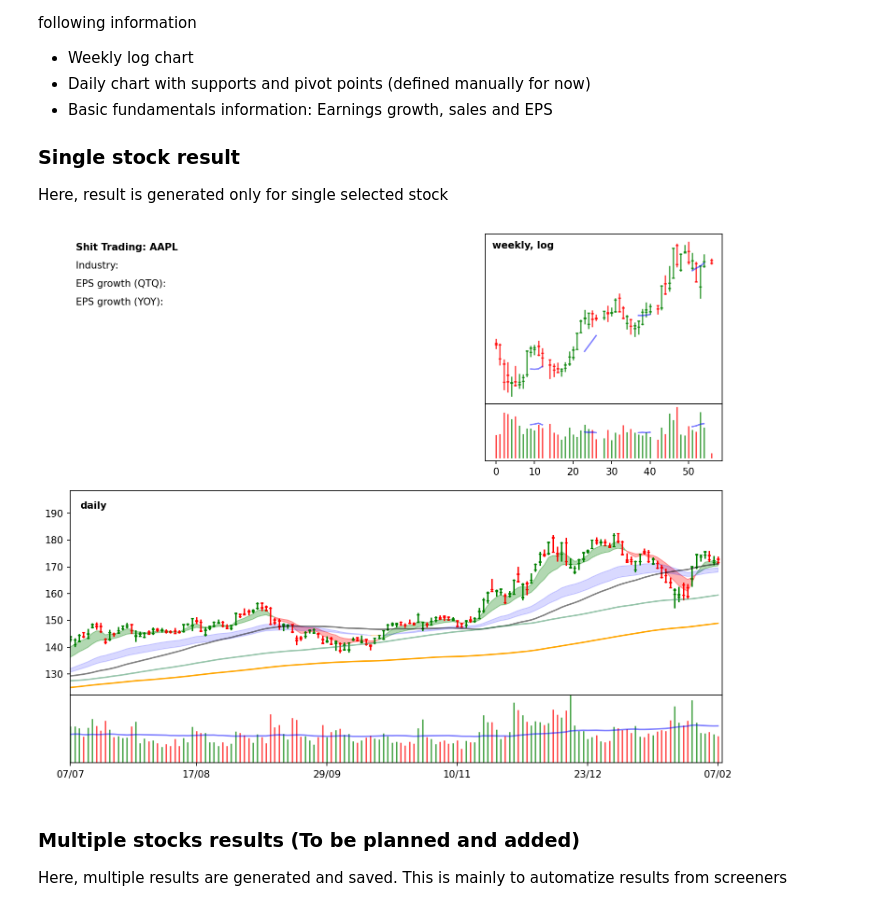
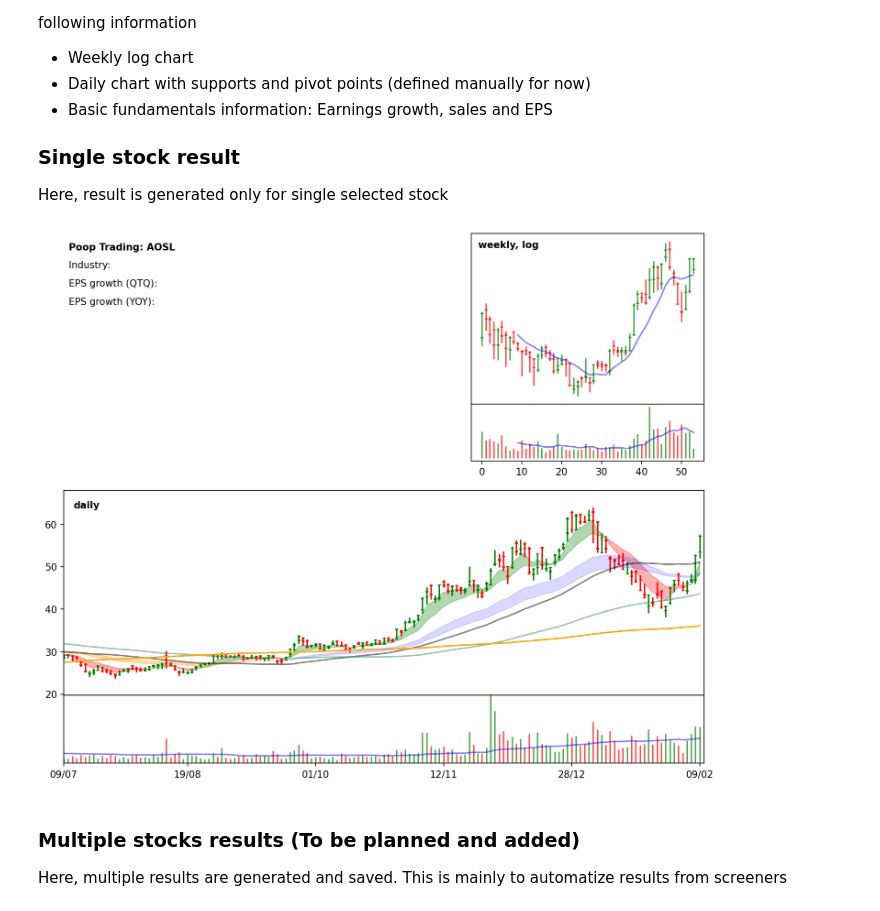
Before and after one commit to ofinke/stocksandloss, a Jupyter notebook: setup_status.ipynb, the cells around one changed output. Saved outputs shown, nothing was run; the diff lists cells and outputs as text; code cells hidden in the pictures.

```diff
--- a/setup_status.ipynb
+++ b/setup_status.ipynb
@@ -19,15 +19,15 @@ This notebook creates image holding all critical information about selected stoc
 Here, result is generated only for single selected stock
 # %%
 # information
-ticker = "AAPL"
+ticker = "AOSL"
 
 # supports/resistances and pivots
 # types: 1 = support/resistance; 2 = pivot
 
 ss.setup_image(ticker)
 plt.show()
 # %% [output]
-[figure, old version]
+[figure, new version]
 # %% [markdown]
 ### **Multiple stocks results** (To be planned and added)
 Here, multiple results are generated and saved. This is mainly to automatize results from screeners
```
Also changed, not shown: 8 other files.
